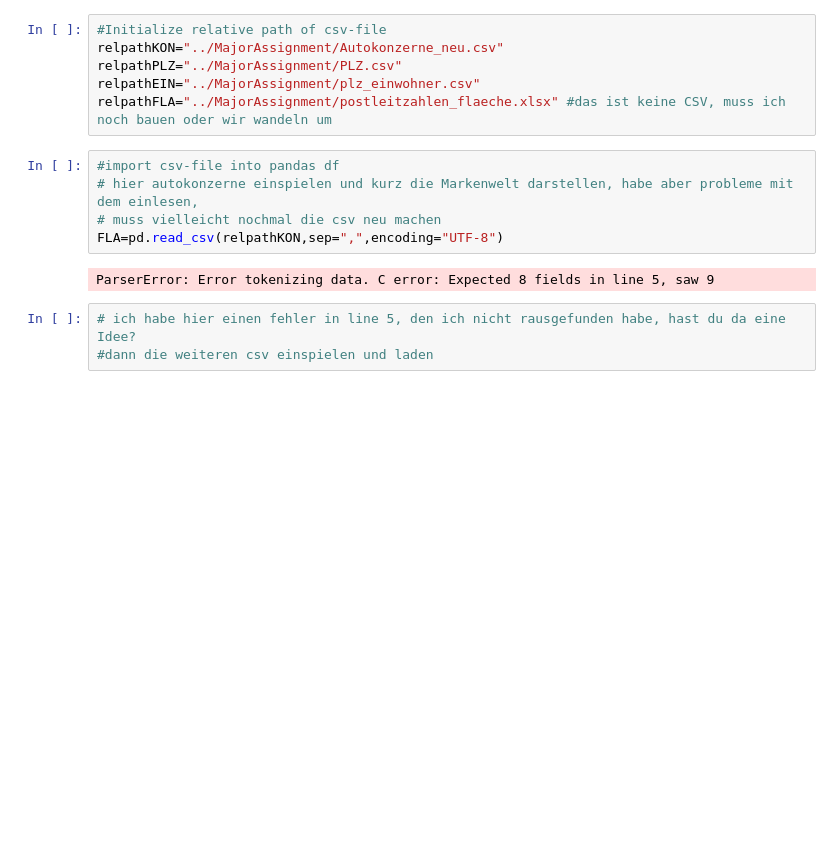
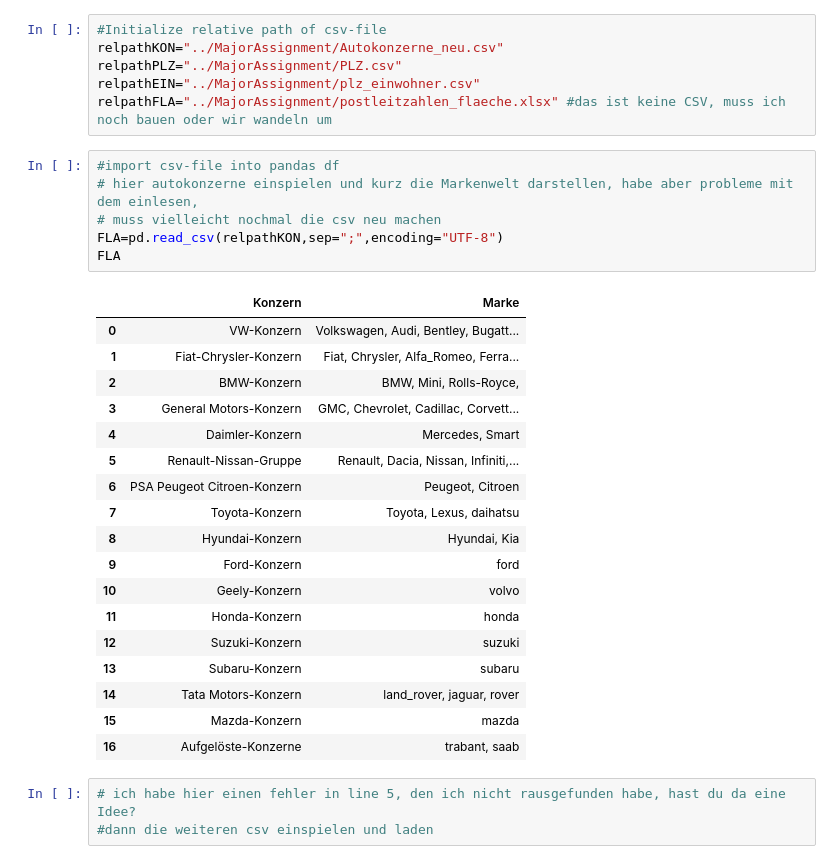
Before and after one commit to ChristianUlrichRoth/ds-assignment, a Jupyter notebook: MajorAssignment/Hauptaufgabe2.ipynb, the cells around one changed output. Cells and saved outputs as stored; diff of their text form; blank space fills up the shorter version.

```diff
--- a/MajorAssignment/Hauptaufgabe2.ipynb
+++ b/MajorAssignment/Hauptaufgabe2.ipynb
@@ -135,10 +135,28 @@ relpathFLA="../MajorAssignment/postleitzahlen_flaeche.xlsx" #das ist keine CSV,
 # %%
 #import csv-file into pandas df
 # hier autokonzerne einspielen und kurz die Markenwelt darstellen, habe aber probleme mit dem einlesen,
 # muss vielleicht nochmal die csv neu machen
-FLA=pd.read_csv(relpathKON,sep=",",encoding="UTF-8")
+FLA=pd.read_csv(relpathKON,sep=";",encoding="UTF-8")
+FLA
 # %% [output]
-ParserError: Error tokenizing data. C error: Expected 8 fields in line 5, saw 9
+|  | Konzern | Marke |
+| 0 | VW-Konzern | Volkswagen, Audi, Bentley, Bugatt... |
+| 1 | Fiat-Chrysler-Konzern | Fiat, Chrysler, Alfa_Romeo, Ferra... |
+| 2 | BMW-Konzern | BMW, Mini, Rolls-Royce, |
+| 3 | General Motors-Konzern | GMC, Chevrolet, Cadillac, Corvett... |
+| 4 | Daimler-Konzern | Mercedes, Smart |
+| 5 | Renault-Nissan-Gruppe | Renault, Dacia, Nissan, Infiniti,... |
+| 6 | PSA Peugeot Citroen-Konzern | Peugeot, Citroen |
+| 7 | Toyota-Konzern | Toyota, Lexus, daihatsu |
+| 8 | Hyundai-Konzern | Hyundai, Kia |
+| 9 | Ford-Konzern | ford |
+| 10 | Geely-Konzern | volvo |
+| 11 | Honda-Konzern | honda |
+| 12 | Suzuki-Konzern | suzuki |
+| 13 | Subaru-Konzern | subaru |
+| 14 | Tata Motors-Konzern | land_rover, jaguar, rover |
+| 15 | Mazda-Konzern | mazda |
+| 16 | Aufgelöste-Konzerne | trabant, saab |
 # %%
 # ich habe hier einen fehler in line 5, den ich nicht rausgefunden habe, hast du da eine Idee?
 #dann die weiteren csv einspielen und laden
```
